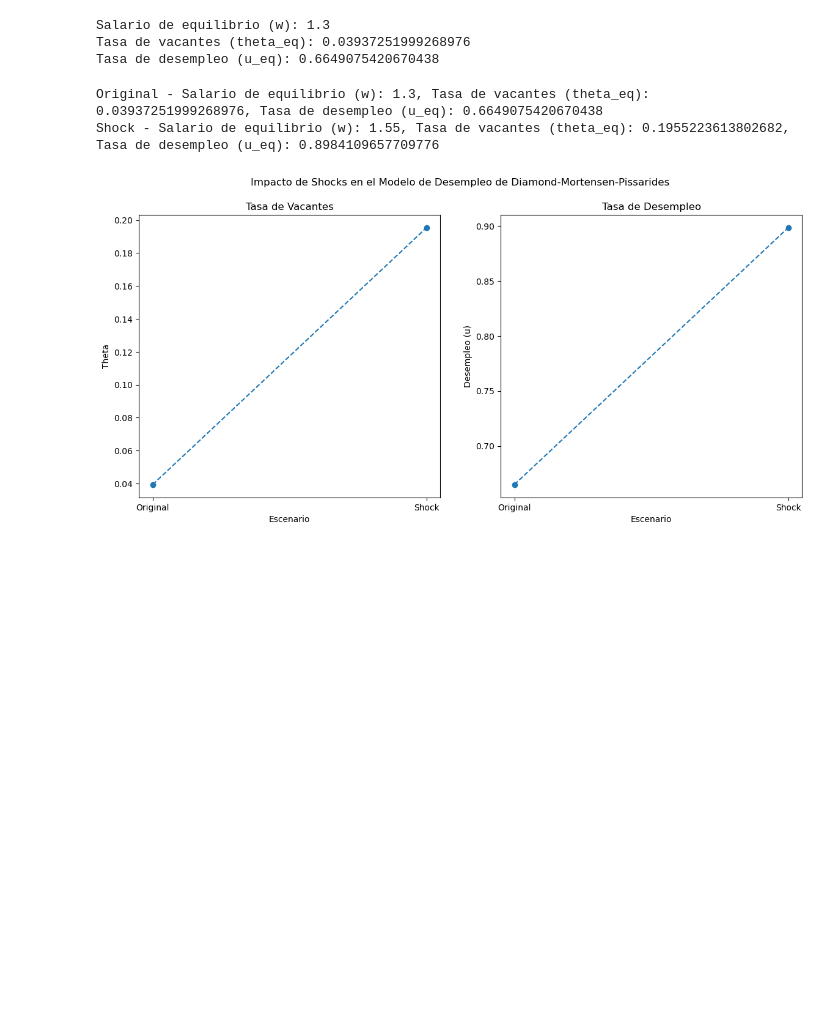
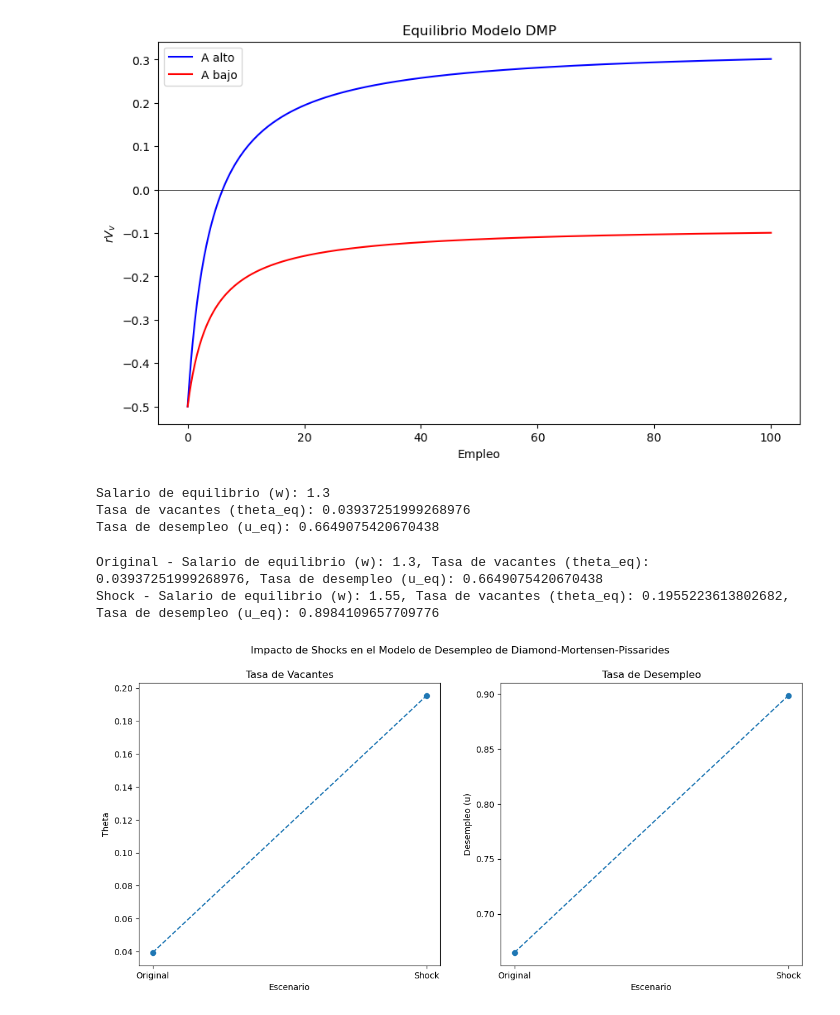
Before and after one commit to jmorozumi/Tp3-Macro-2, a Jupyter notebook: Punto 2 .ipynb, the cells around one changed output. Drawn from its saved outputs; the diff is of its cells as text; code cells hidden in the pictures; blank space fills up the shorter version.

```diff
--- a/Punto 2 .ipynb
+++ b/Punto 2 .ipynb
@@ -32,3 +75,44 @@ plt.show()
+# %%
+# Ahora lo calculamos para el empleo del modelo de DCP
+import matplotlib.pyplot as plt
+import numpy as np
+
+# Definir las funciones y constantes
+def alpha(E):
+    return 0.05 * E  # Función de ejemplo, reemplazar con la función real
+
+def a(E):
+    return 0.01 * E  # Función de ejemplo, reemplazar con la función real
+
+C = 0.5  # Constante de ejemplo, reemplazar con el valor real
+b = 0.1  # Constante de ejemplo, reemplazar con el valor real
+r = 0.02  # Constante de ejemplo, reemplazar con el valor real
+A_alto = 1.0  # Valor alto de A de ejemplo
+A_bajo = 0.5  # Valor bajo de A de ejemplo
+
+# Rango de empleo
+empleo = np.linspace(0, 100, 500)
+
+# Calcular rVv para A alto y A bajo
+rVv_alto = -C + (alpha(empleo) / (a(empleo) + alpha(empleo) + 2 * b + 2 * r)) * A_alto
+rVv_bajo = -C + (alpha(empleo) / (a(empleo) + alpha(empleo) + 2 * b + 2 * r)) * A_bajo
+
+# Graficar
+plt.figure(figsize=(10, 6))
+plt.plot(empleo, rVv_alto, label='A alto', color='blue')
+plt.plot(empleo, rVv_bajo, label='A bajo', color='red')
+
+# Añadir etiquetas y título
+plt.xlabel('Empleo')
+plt.ylabel(r'$rV_v$')
+plt.title('Equilibrio Modelo DMP')
+plt.axhline(0, color='black', linewidth=0.5)
+plt.legend()
+
+# Mostrar la gráfica
+plt.show()
+# %% [output]
+[figure, added]
 # %%
 #Inciso (a)
 # Parámetros proporcionados
```
Also changed, not shown: parts of 1 cell of this notebook.
